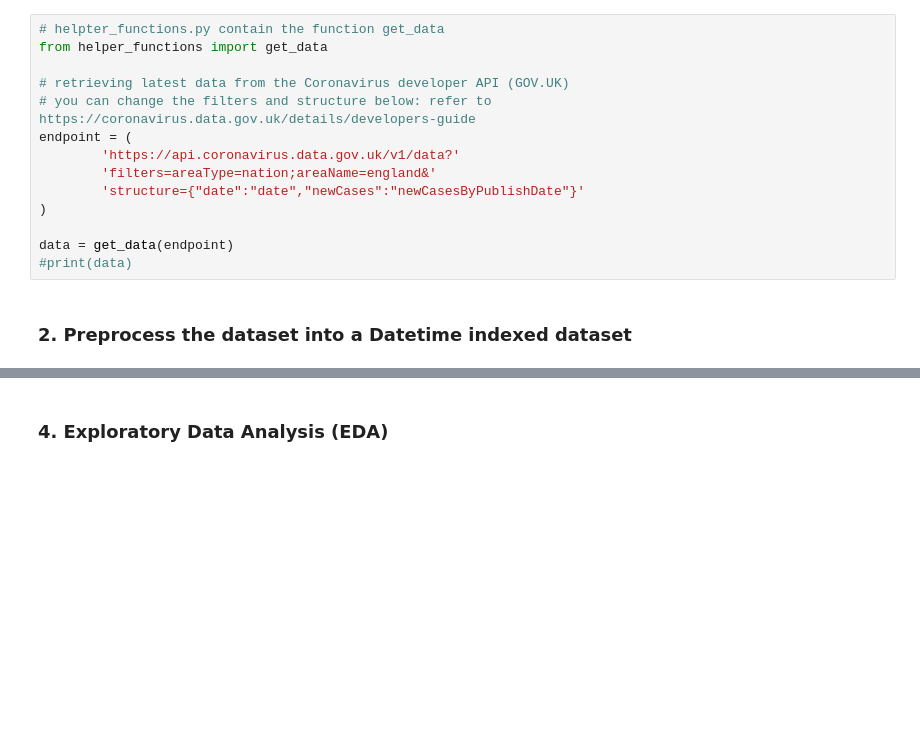
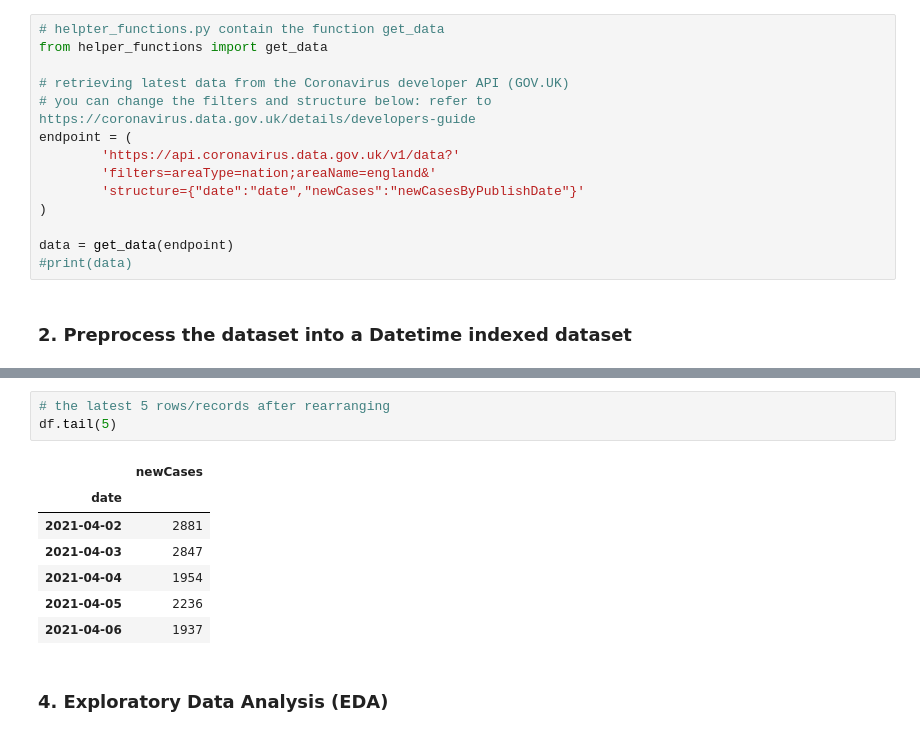
Before and after one commit to mahtabhossain/comp1804-coronavirus-gov-uk, a Jupyter notebook: model_training.ipynb, the cells around one changed output, grey strips where cells are left out. Cells and saved outputs as stored; diff of their text form; blank space fills up the shorter version.

Commit message:
Latest Model

```diff
--- a/model_training.ipynb
+++ b/model_training.ipynb
@@ -61,6 +62,17 @@ df.head()
 | 2020-01-05 | 0 |
 | 2020-01-06 | 0 |
 | 2020-01-07 | 0 |
+# %%
+# the latest 5 rows/records after rearranging
+df.tail(5)
+# %% [output]
+|  | newCases |
+| date |  |
+| 2021-04-02 | 2881 |
+| 2021-04-03 | 2847 |
+| 2021-04-04 | 1954 |
+| 2021-04-05 | 2236 |
+| 2021-04-06 | 1937 |
 # %% [markdown]
 <h3>4. Exploratory Data Analysis (EDA)</h3>
 # %%
```
Also changed, not shown: parts of 17 cells of this notebook, 1 other file.
